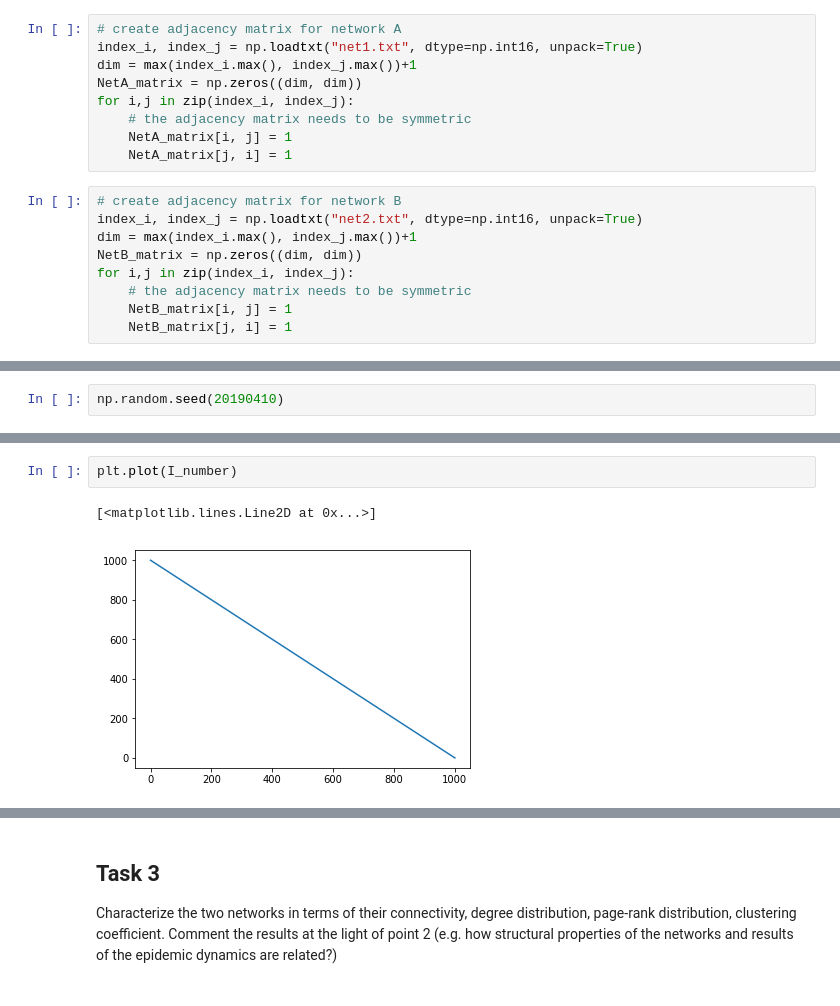
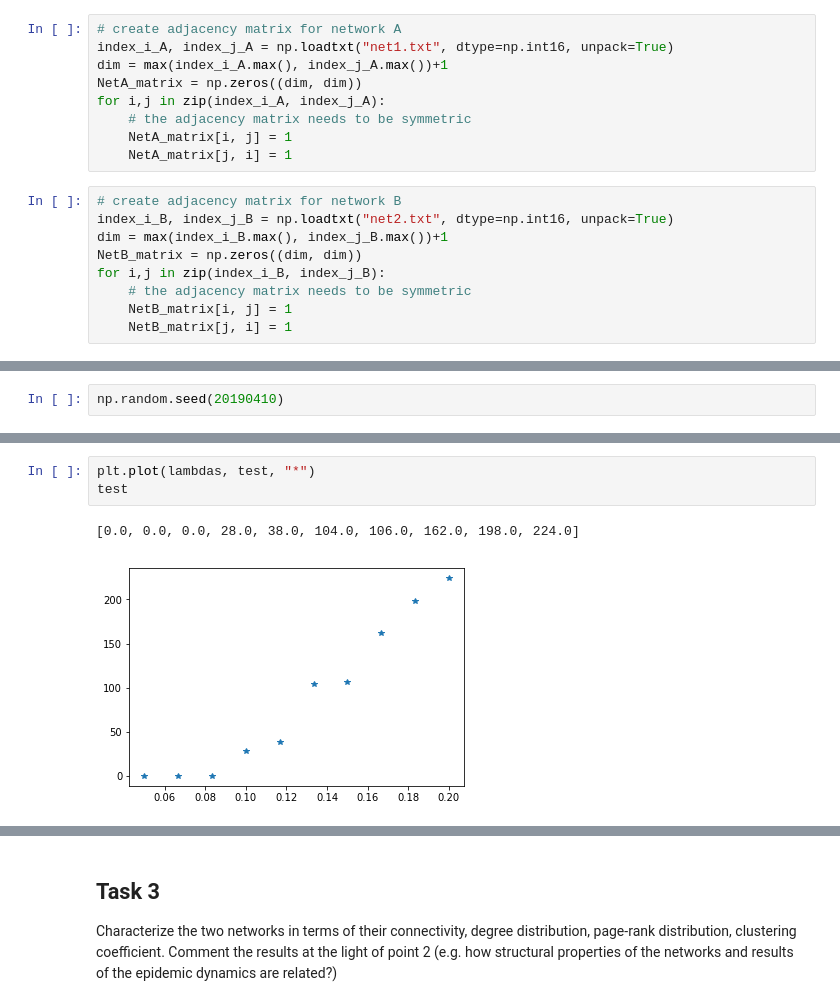
Before and after one commit to Agos95/ComplexSyst, a Jupyter notebook: 02/Agostini_Federico_code2.ipynb, the cells around one changed output, grey strips where cells are left out. Saved outputs shown, nothing was run; the diff lists cells and outputs as text.

```diff
--- a/02/Agostini_Federico_code2.ipynb
+++ b/02/Agostini_Federico_code2.ipynb
@@ -11,19 +11,19 @@ import seaborn as sns
 import networkx as nx
 # %%
 # create adjacency matrix for network A
-index_i, index_j = np.loadtxt("net1.txt", dtype=np.int16, unpack=True)
-dim = max(index_i.max(), index_j.max())+1
+index_i_A, index_j_A = np.loadtxt("net1.txt", dtype=np.int16, unpack=True)
+dim = max(index_i_A.max(), index_j_A.max())+1
 NetA_matrix = np.zeros((dim, dim))
-for i,j in zip(index_i, index_j):
+for i,j in zip(index_i_A, index_j_A):
     # the adjacency matrix needs to be symmetric
     NetA_matrix[i, j] = 1
     NetA_matrix[j, i] = 1
 # %%
 # create adjacency matrix for network B
-index_i, index_j = np.loadtxt("net2.txt", dtype=np.int16, unpack=True)
-dim = max(index_i.max(), index_j.max())+1
+index_i_B, index_j_B = np.loadtxt("net2.txt", dtype=np.int16, unpack=True)
+dim = max(index_i_B.max(), index_j_B.max())+1
 NetB_matrix = np.zeros((dim, dim))
-for i,j in zip(index_i, index_j):
+for i,j in zip(index_i_B, index_j_B):
     # the adjacency matrix needs to be symmetric
     NetB_matrix[i, j] = 1
     NetB_matrix[j, i] = 1
@@ -291,5 +236,6 @@ for Lamb in Lambda_test:
 # %%
-plt.plot(I_number)
+plt.plot(lambdas, test, "*")
+test
 # %% [output]
-[<matplotlib.lines.Line2D at 0x...>]
+[0.0, 0.0, 0.0, 28.0, 38.0, 104.0, 106.0, 162.0, 198.0, 224.0]
-[figure, old version]
+[figure, new version]
```
Also changed, not shown: parts of 13 cells of this notebook.
